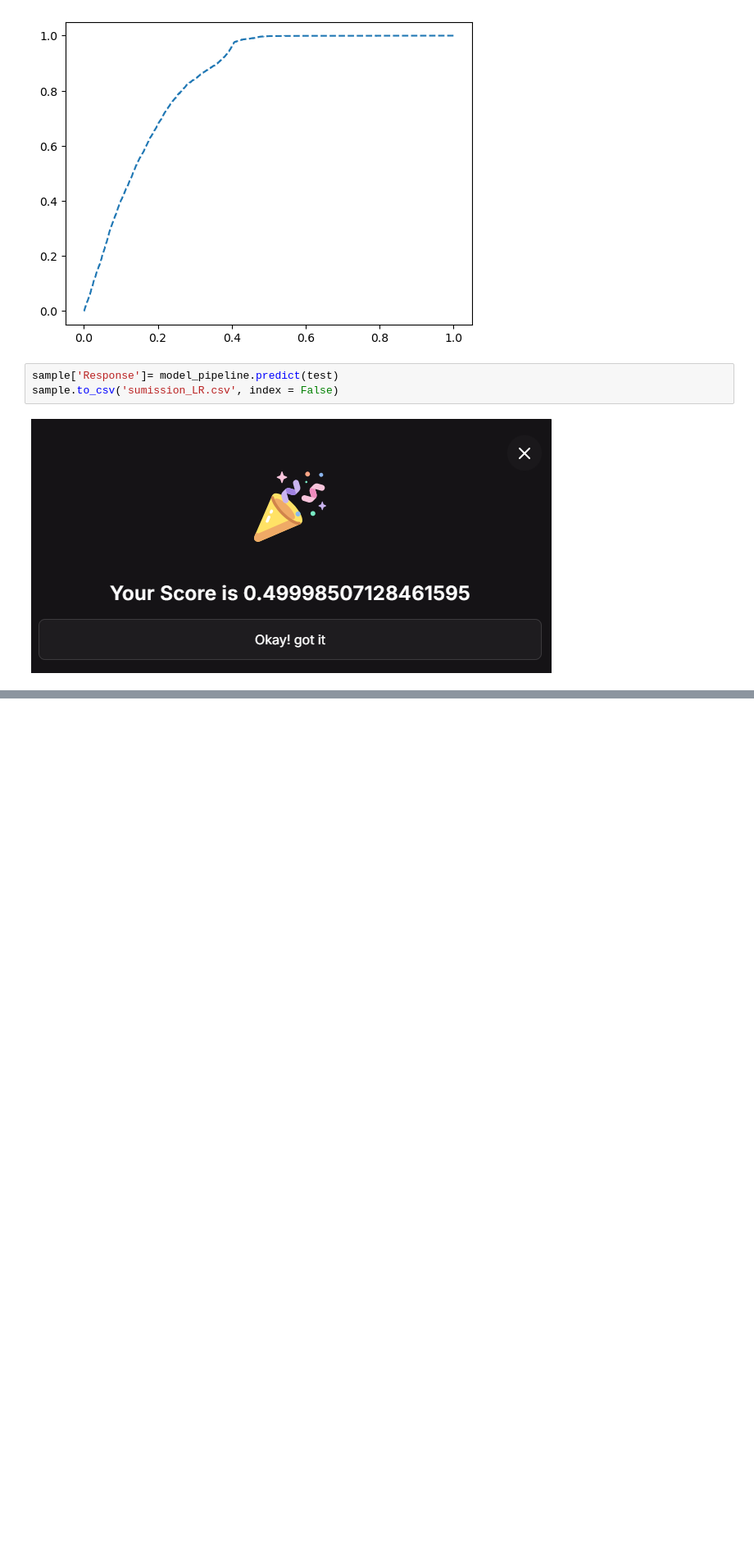
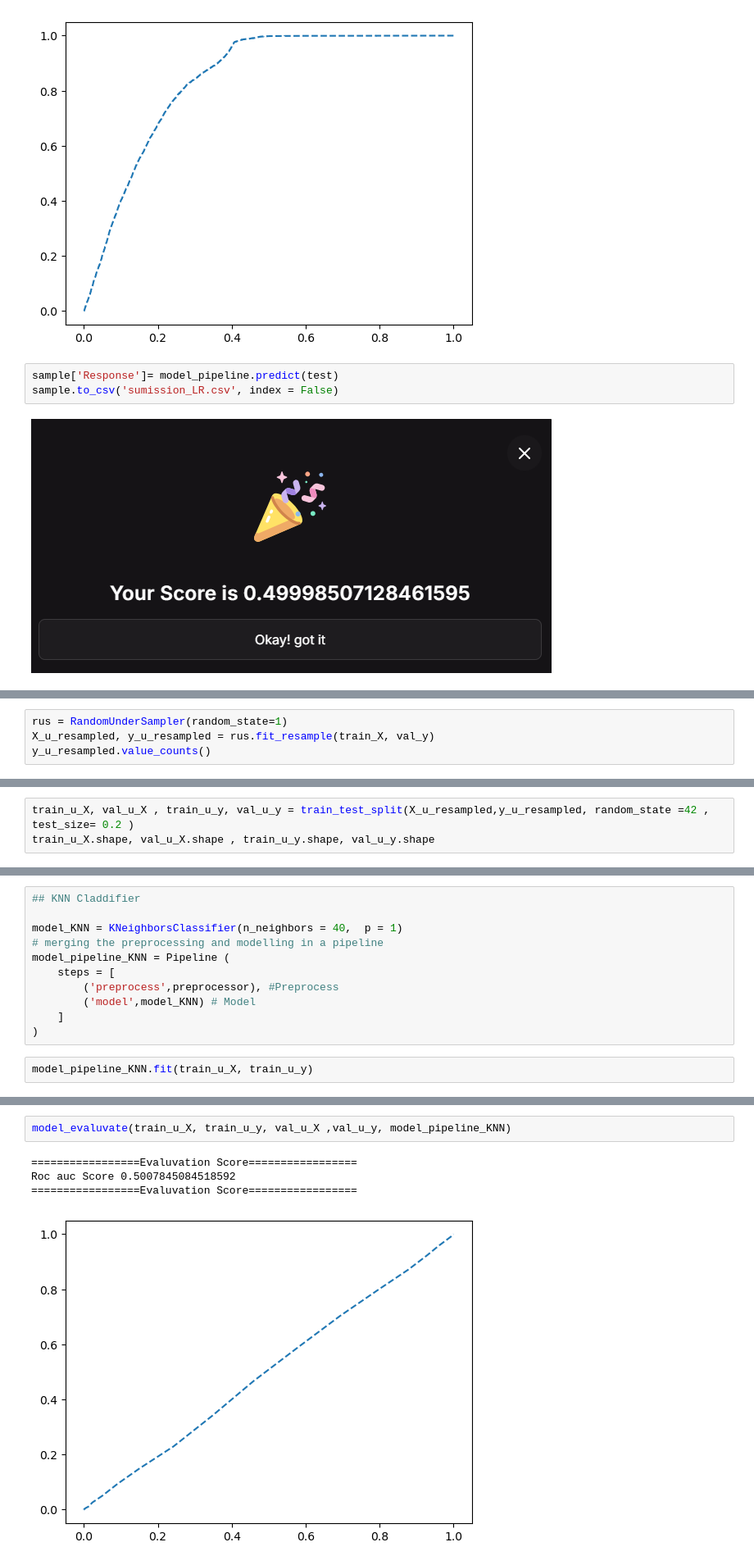
Before and after one commit to PonEzhilSelvan/Cross-Insurance, a Jupyter notebook: Cross-sell-prediction-model.ipynb, the cells around one changed output, grey strips where cells are left out. Shown at 82% size. Saved outputs shown, nothing was run; the diff lists cells and outputs as text; blank space fills up the shorter version.

```diff
--- a/Cross-sell-prediction-model.ipynb
+++ b/Cross-sell-prediction-model.ipynb
@@ -307,0 +287,4 @@ joblib.dump(model_pipeline,'linear_regression.pkl')
+# %%
+rus = RandomUnderSampler(random_state=1)
+X_u_resampled, y_u_resampled = rus.fit_resample(train_X, val_y)
+y_u_resampled.value_counts()
@@ -307,0 +342,3 @@ joblib.dump(model_pipeline,'linear_regression.pkl')
+# %%
+train_u_X, val_u_X , train_u_y, val_u_y = train_test_split(X_u_resampled,y_u_resampled, random_state =42 , test_size= 0.2 )
+train_u_X.shape, val_u_X.shape , train_u_y.shape, val_u_y.shape
@@ -307,0 +347,13 @@ joblib.dump(model_pipeline,'linear_regression.pkl')
+# %%
+## KNN Claddifier
+
+model_KNN = KNeighborsClassifier(n_neighbors = 40,  p = 1)
+# merging the preprocessing and modelling in a pipeline
+model_pipeline_KNN = Pipeline (
+    steps = [
+        ('preprocess',preprocessor), #Preprocess
+        ('model',model_KNN) # Model
+    ]
+)
+# %%
+model_pipeline_KNN.fit(train_u_X, train_u_y)
@@ -307,0 +373,7 @@ joblib.dump(model_pipeline,'linear_regression.pkl')
+# %%
+model_evaluvate(train_u_X, train_u_y, val_u_X ,val_u_y, model_pipeline_KNN)
+# %% [output]
+=================Evaluvation Score=================
+Roc auc Score 0.5007845084518592
+=================Evaluvation Score=================
+[figure, added]
```
Also changed, not shown: parts of 26 cells of this notebook, 7 other files.
